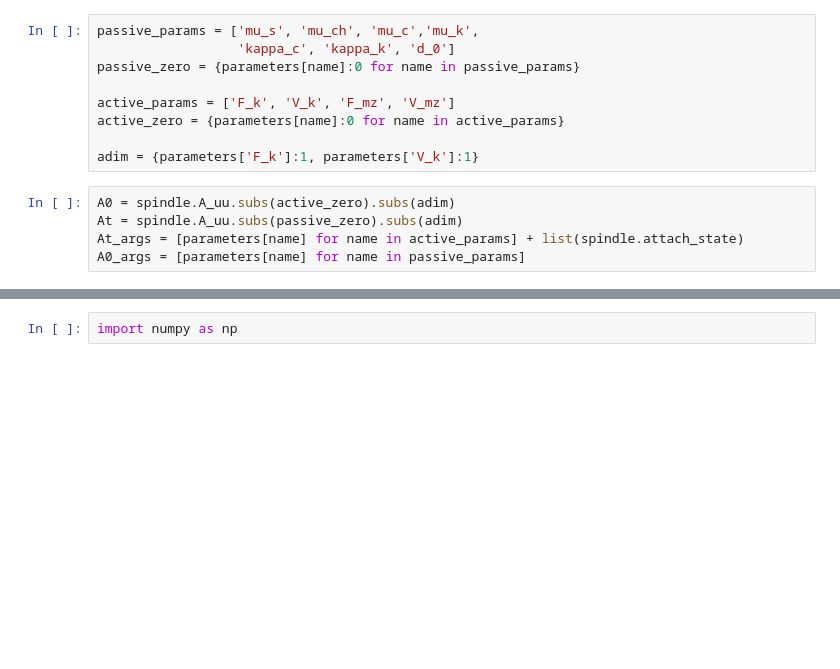
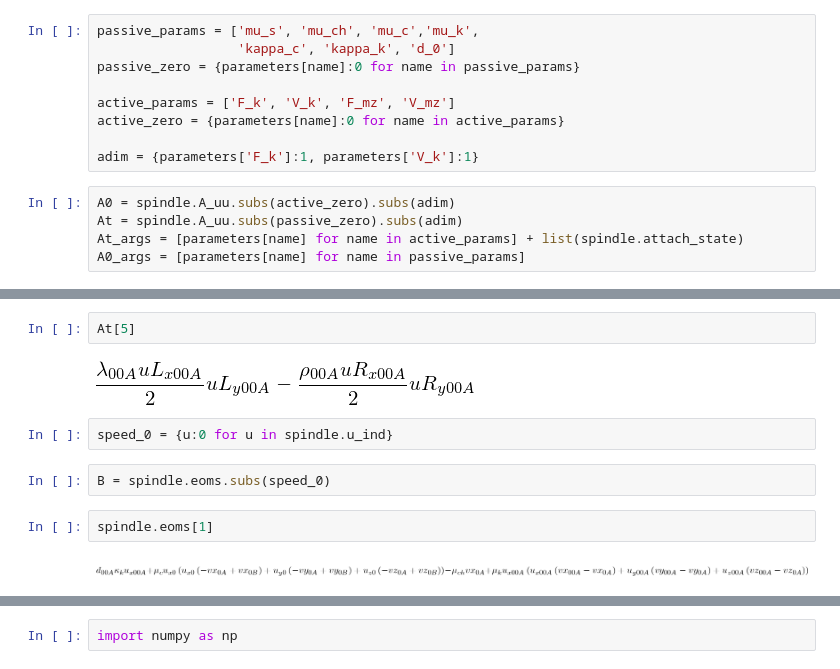
Before and after one commit to glyg/notebooks, a Jupyter notebook: kt_sim/3D spindle.ipynb, the cells around one changed output, grey strips where cells are left out. Cells and saved outputs as stored; diff of their text form; blank space fills up the shorter version.

```diff
--- a/kt_sim/3D spindle.ipynb
+++ b/kt_sim/3D spindle.ipynb
@@ -216,3 +196,15 @@ Matrix([
+# %%
+At[5]
+# %% [output]
+[figure, added]
+# %%
+speed_0 = {u:0 for u in spindle.u_ind}
+# %%
+B = spindle.eoms.subs(speed_0)
+# %%
+spindle.eoms[1]
+# %% [output]
+[figure, added]
 # %%
 At_args
 # %% [output]
```
Also changed, not shown: parts of 19 cells of this notebook.
